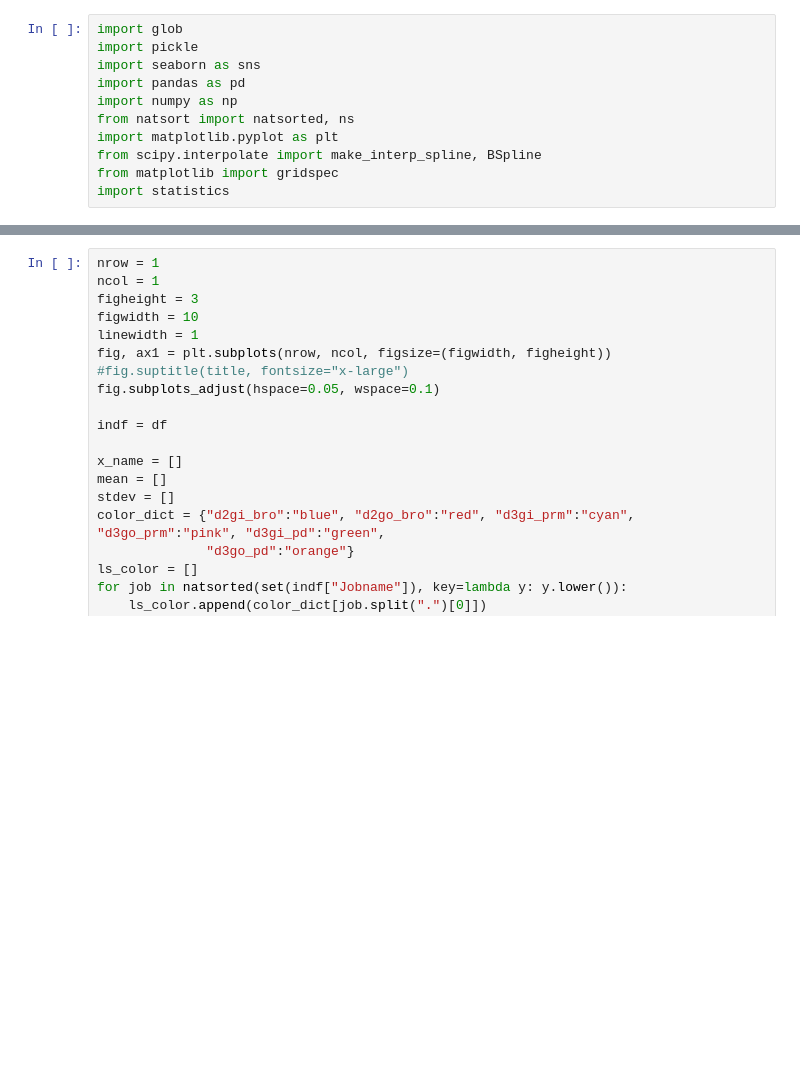
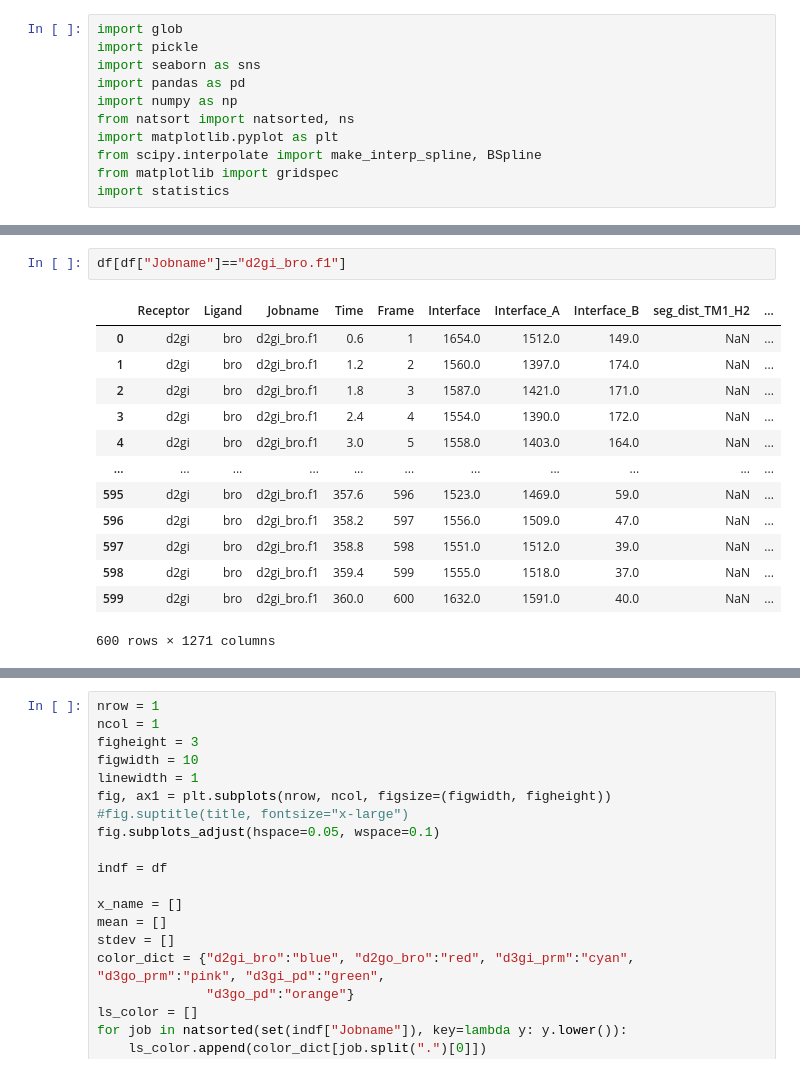
Before and after one commit to brucekhlee/ace, a Jupyter notebook: tutorial/dx_g_cpx/check_interface_v2.ipynb, the cells around one changed output, grey strips where cells are left out. Saved outputs shown, nothing was run; the diff lists cells and outputs as text; blank space fills up the shorter version.

```diff
--- a/tutorial/dx_g_cpx/check_interface_v2.ipynb
+++ b/tutorial/dx_g_cpx/check_interface_v2.ipynb
@@ -168,2 +195,18 @@ temp.iloc[temp[temp["t"]>=2].index]
+# %%
+df[df["Jobname"]=="d2gi_bro.f1"]
+# %% [output]
+|  | Receptor | Ligand | Jobname | Time | Frame | Interface | Interface_A | Interface_B | seg_dist_TM1_H2 | ... |
+| 0 | d2gi | bro | d2gi_bro.f1 | 0.6 | 1 | 1654.0 | 1512.0 | 149.0 | NaN | ... |
+| 1 | d2gi | bro | d2gi_bro.f1 | 1.2 | 2 | 1560.0 | 1397.0 | 174.0 | NaN | ... |
+| 2 | d2gi | bro | d2gi_bro.f1 | 1.8 | 3 | 1587.0 | 1421.0 | 171.0 | NaN | ... |
+| 3 | d2gi | bro | d2gi_bro.f1 | 2.4 | 4 | 1554.0 | 1390.0 | 172.0 | NaN | ... |
+| 4 | d2gi | bro | d2gi_bro.f1 | 3.0 | 5 | 1558.0 | 1403.0 | 164.0 | NaN | ... |
+| ... | ... | ... | ... | ... | ... | ... | ... | ... | ... | ... |
+| 595 | d2gi | bro | d2gi_bro.f1 | 357.6 | 596 | 1523.0 | 1469.0 | 59.0 | NaN | ... |
+| 596 | d2gi | bro | d2gi_bro.f1 | 358.2 | 597 | 1556.0 | 1509.0 | 47.0 | NaN | ... |
+| 597 | d2gi | bro | d2gi_bro.f1 | 358.8 | 598 | 1551.0 | 1512.0 | 39.0 | NaN | ... |
+| 598 | d2gi | bro | d2gi_bro.f1 | 359.4 | 599 | 1555.0 | 1518.0 | 37.0 | NaN | ... |
+| 599 | d2gi | bro | d2gi_bro.f1 | 360.0 | 600 | 1632.0 | 1591.0 | 40.0 | NaN | ... |
+600 rows × 1271 columns
 # %%
 sel_job = "d2gi_bro.f3"
```
Also changed, not shown: parts of 8 cells of this notebook.
